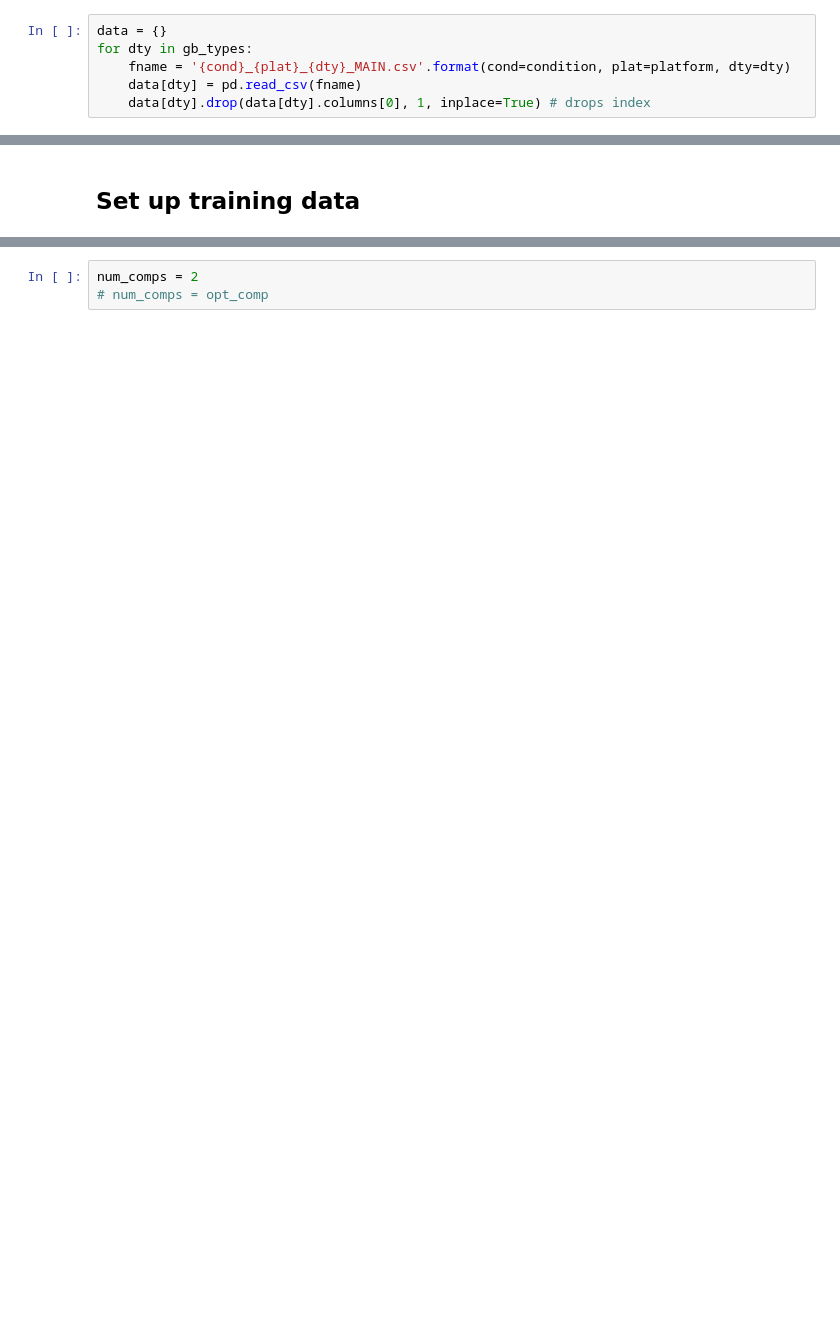
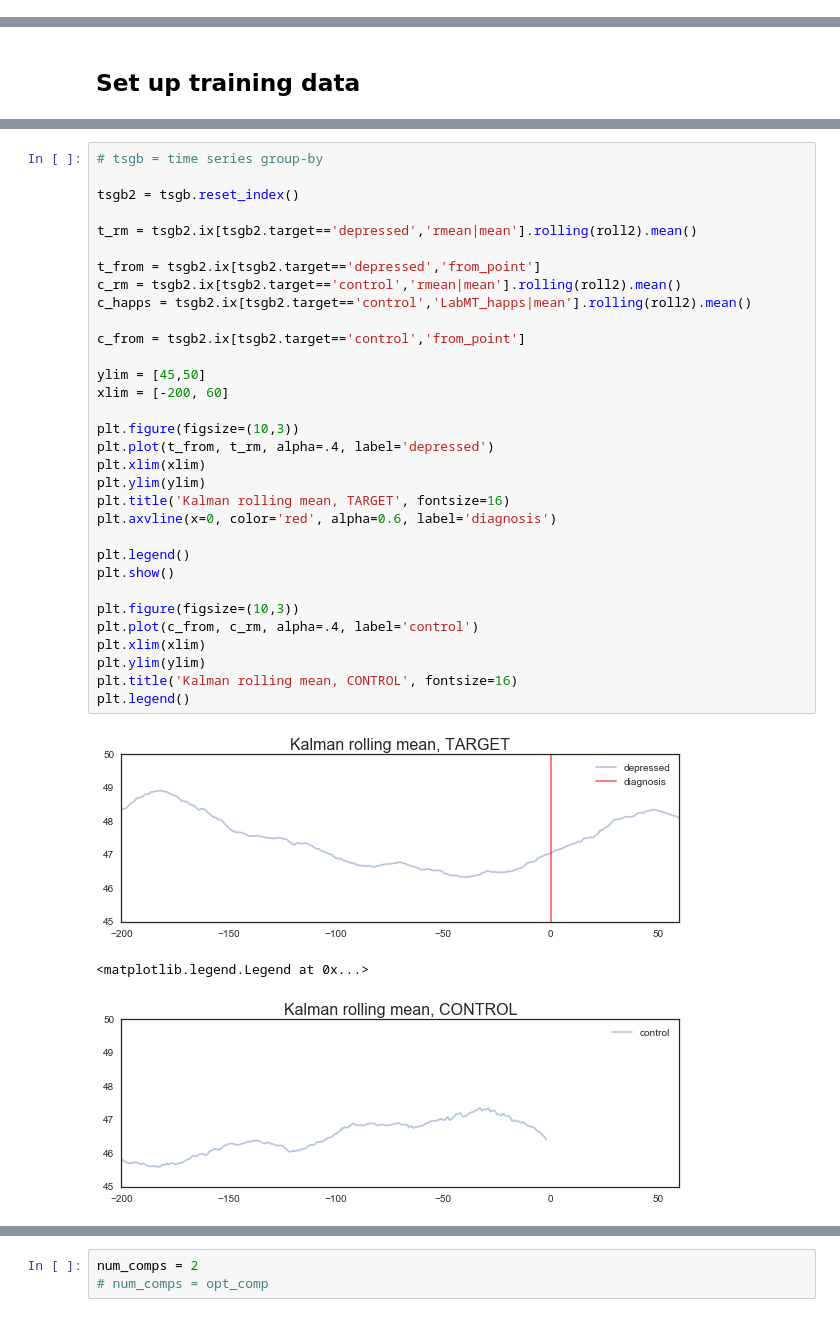
Before and after one commit to andrewreece/predicthealth, a Jupyter notebook: mixture_models.ipynb, the cells around one changed output, grey strips where cells are left out. Saved outputs shown, nothing was run; the diff lists cells and outputs as text; blank space fills up the shorter version.

```diff
--- a/mixture_models.ipynb
+++ b/mixture_models.ipynb
@@ -91,9 +116,3 @@ target = 'target'
 ## Load data
 
 Load a separate entry for each groupby
-# %%
-data = {}
-for dty in gb_types:
-    fname = '{cond}_{plat}_{dty}_MAIN.csv'.format(cond=condition, plat=platform, dty=dty)
-    data[dty] = pd.read_csv(fname)
-    data[dty].drop(data[dty].columns[0], 1, inplace=True) # drops index
@@ -135,0 +438,36 @@ Num control ids: (99,)
+# %%
+# tsgb = time series group-by
+
+tsgb2 = tsgb.reset_index()
+
+t_rm = tsgb2.ix[tsgb2.target=='depressed','rmean|mean'].rolling(roll2).mean()
+
+t_from = tsgb2.ix[tsgb2.target=='depressed','from_point']
+c_rm = tsgb2.ix[tsgb2.target=='control','rmean|mean'].rolling(roll2).mean()
+c_happs = tsgb2.ix[tsgb2.target=='control','LabMT_happs|mean'].rolling(roll2).mean()
+
+c_from = tsgb2.ix[tsgb2.target=='control','from_point']
+
+ylim = [45,50]
+xlim = [-200, 60]
+
+plt.figure(figsize=(10,3))
+plt.plot(t_from, t_rm, alpha=.4, label='depressed')
+plt.xlim(xlim)
+plt.ylim(ylim)
+plt.title('Kalman rolling mean, TARGET', fontsize=16)
+plt.axvline(x=0, color='red', alpha=0.6, label='diagnosis')
+
+plt.legend()
+plt.show()
+
+plt.figure(figsize=(10,3))
+plt.plot(c_from, c_rm, alpha=.4, label='control')
+plt.xlim(xlim)
+plt.ylim(ylim)
+plt.title('Kalman rolling mean, CONTROL', fontsize=16)
+plt.legend()
+# %% [output]
+[figure, added]
+<matplotlib.legend.Legend at 0x...>
+[figure, added]
```
Also changed, not shown: parts of 53 cells of this notebook.
